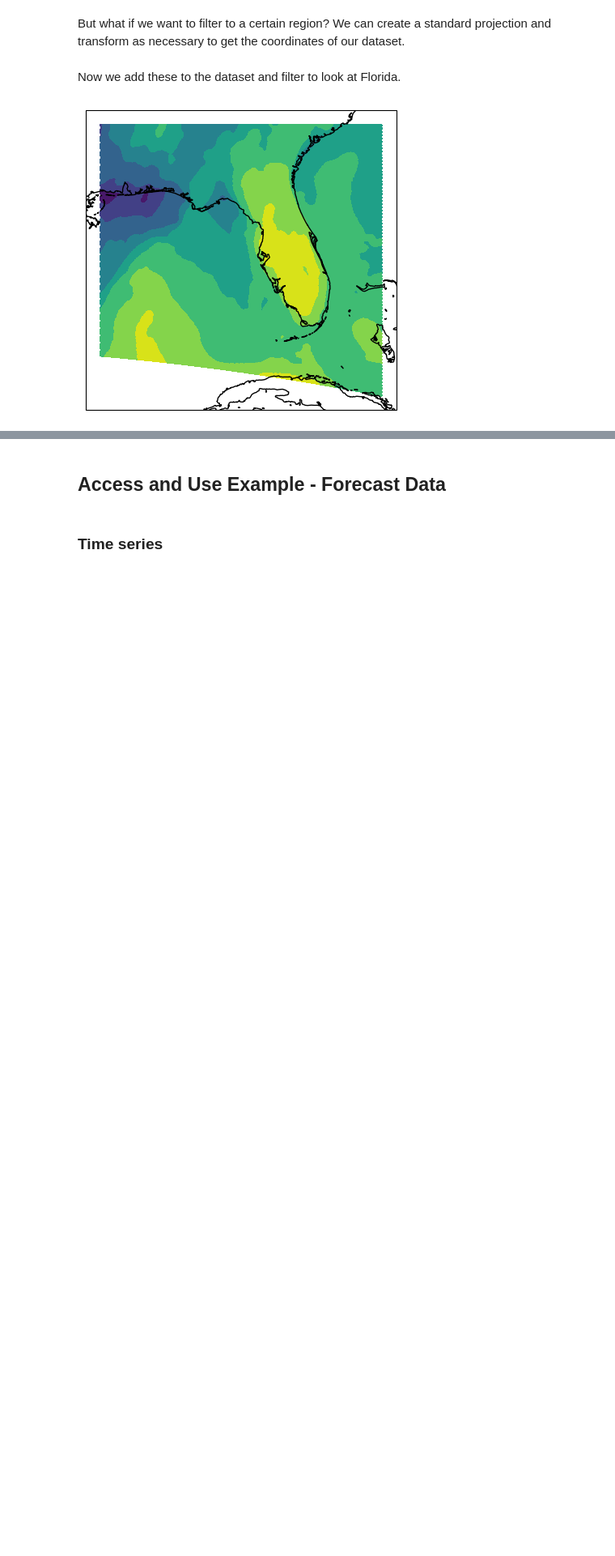
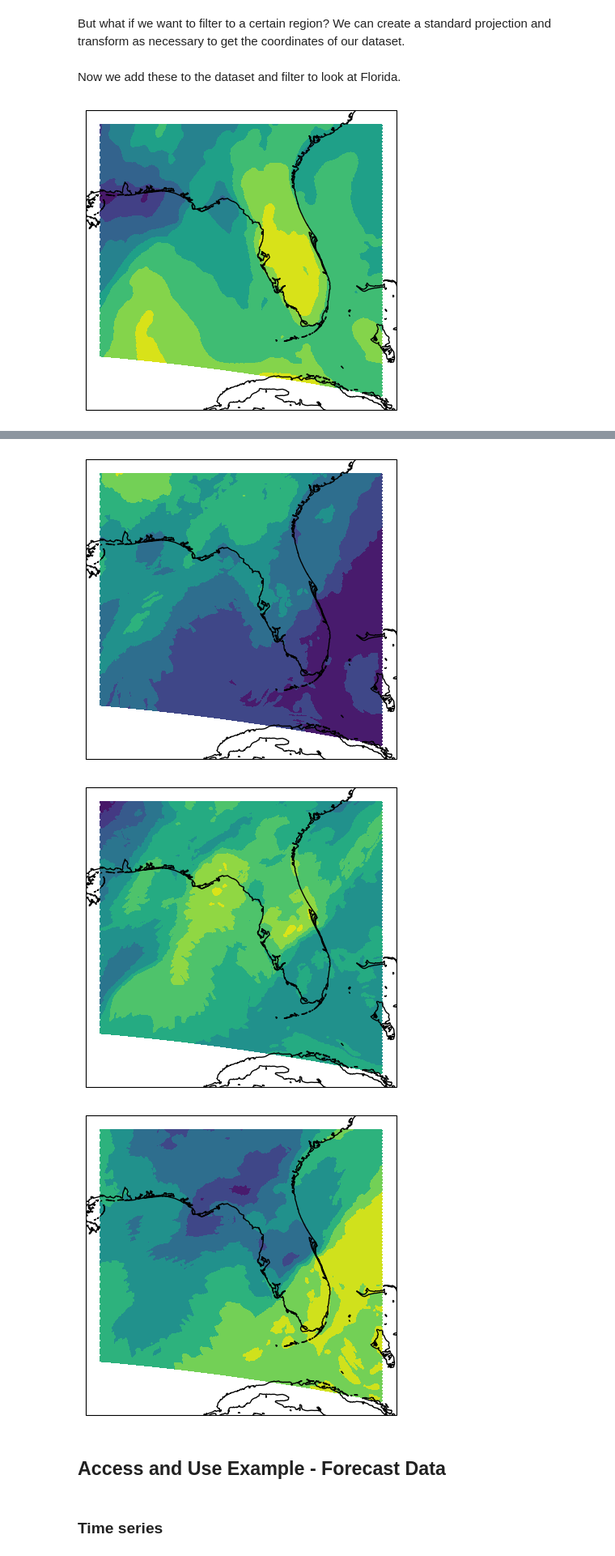
Before and after one commit to adair-kovac/examples, a Jupyter notebook: hrrr_zarr_explained.ipynb, the cells around one changed output, grey strips where cells are left out. Shown at 81% size. Cells and saved outputs as stored; diff of their text form; code cells hidden in the pictures; blank space fills up the shorter version.

```diff
--- a/hrrr_zarr_explained.ipynb
+++ b/hrrr_zarr_explained.ipynb
@@ -193,3 +259,17 @@ plt.show()
+# %%
+residuals = combined_ds - avg_temp
+for time in residuals.time:
+    plt.close()
+    to_plot = residuals.TMP.sel(time=time)
+    ax = plt.axes(projection=ccrs.PlateCarree())
+    ax.contourf(ds_filtered.longitude, ds_filtered.latitude,
+            to_plot.T)
+    ax.coastlines()
+    plt.show()
+# %% [output]
+[figure, added]
+[figure, added]
+[figure, added]
 # %% [markdown]
 ## Access and Use Example - Forecast Data
 # %% [markdown]
```
Also changed, not shown: parts of 7 cells of this notebook.
